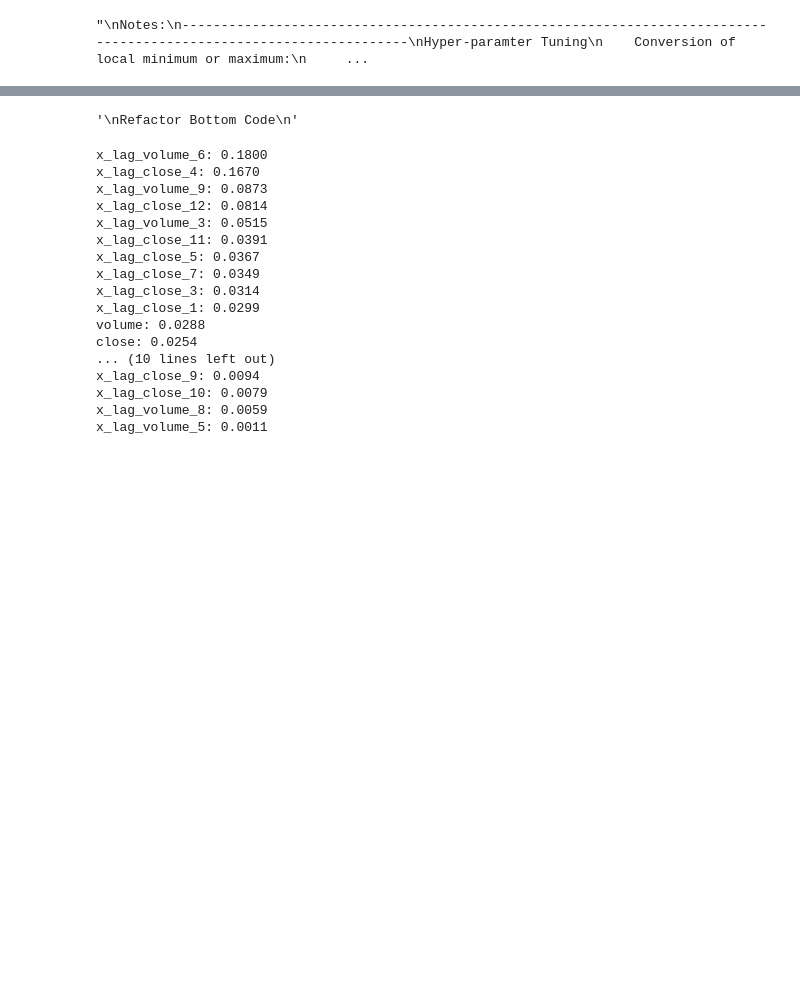
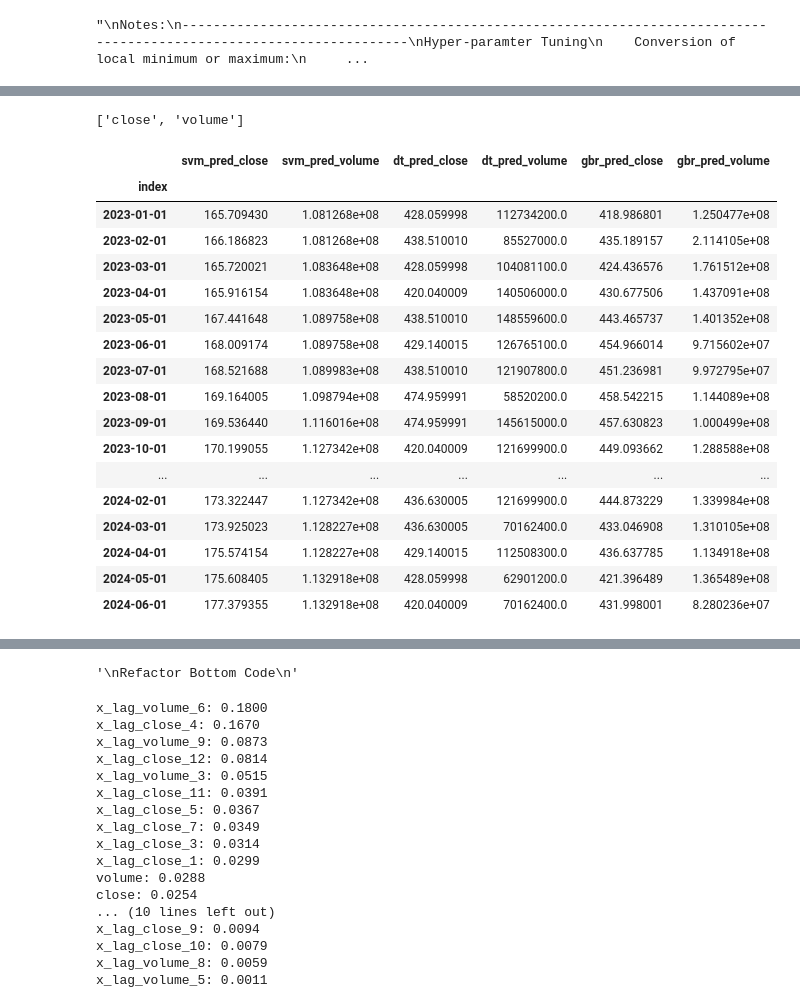
Before and after one commit to IllegalOpcode007/mlForecast, a Jupyter notebook: skLearnForecast.ipynb, the cells around one changed output, grey strips where cells are left out. Cells and saved outputs as stored; diff of their text form; code cells hidden in the pictures; blank space fills up the shorter version.

```diff
--- a/skLearnForecast.ipynb
+++ b/skLearnForecast.ipynb
@@ -581,0 +603,25 @@ forecast_df
+# %%
+TARGET
+# %% [output]
+['close', 'volume']
+# %%
+forecast_df
+# %% [output]
+|  | svm_pred_close | svm_pred_volume | dt_pred_close | dt_pred_volume | gbr_pred_close | gbr_pred_volume |
+| index |  |  |  |  |  |  |
+| 2023-01-01 | 165.709430 | 1.081268e+08 | 428.059998 | 112734200.0 | 418.986801 | 1.250477e+08 |
+| 2023-02-01 | 166.186823 | 1.081268e+08 | 438.510010 | 85527000.0 | 435.189157 | 2.114105e+08 |
+| 2023-03-01 | 165.720021 | 1.083648e+08 | 428.059998 | 104081100.0 | 424.436576 | 1.761512e+08 |
+| 2023-04-01 | 165.916154 | 1.083648e+08 | 420.040009 | 140506000.0 | 430.677506 | 1.437091e+08 |
+| 2023-05-01 | 167.441648 | 1.089758e+08 | 438.510010 | 148559600.0 | 443.465737 | 1.401352e+08 |
+| 2023-06-01 | 168.009174 | 1.089758e+08 | 429.140015 | 126765100.0 | 454.966014 | 9.715602e+07 |
+| 2023-07-01 | 168.521688 | 1.089983e+08 | 438.510010 | 121907800.0 | 451.236981 | 9.972795e+07 |
+| 2023-08-01 | 169.164005 | 1.098794e+08 | 474.959991 | 58520200.0 | 458.542215 | 1.144089e+08 |
+| 2023-09-01 | 169.536440 | 1.116016e+08 | 474.959991 | 145615000.0 | 457.630823 | 1.000499e+08 |
+| 2023-10-01 | 170.199055 | 1.127342e+08 | 420.040009 | 121699900.0 | 449.093662 | 1.288588e+08 |
+| ... | ... | ... | ... | ... | ... | ... |
+| 2024-02-01 | 173.322447 | 1.127342e+08 | 436.630005 | 121699900.0 | 444.873229 | 1.339984e+08 |
+| 2024-03-01 | 173.925023 | 1.128227e+08 | 436.630005 | 70162400.0 | 433.046908 | 1.310105e+08 |
+| 2024-04-01 | 175.574154 | 1.128227e+08 | 429.140015 | 112508300.0 | 436.637785 | 1.134918e+08 |
+| 2024-05-01 | 175.608405 | 1.132918e+08 | 428.059998 | 62901200.0 | 421.396489 | 1.365489e+08 |
+| 2024-06-01 | 177.379355 | 1.132918e+08 | 420.040009 | 70162400.0 | 431.998001 | 8.280236e+07 |
```
Also changed, not shown: parts of 12 cells of this notebook.
